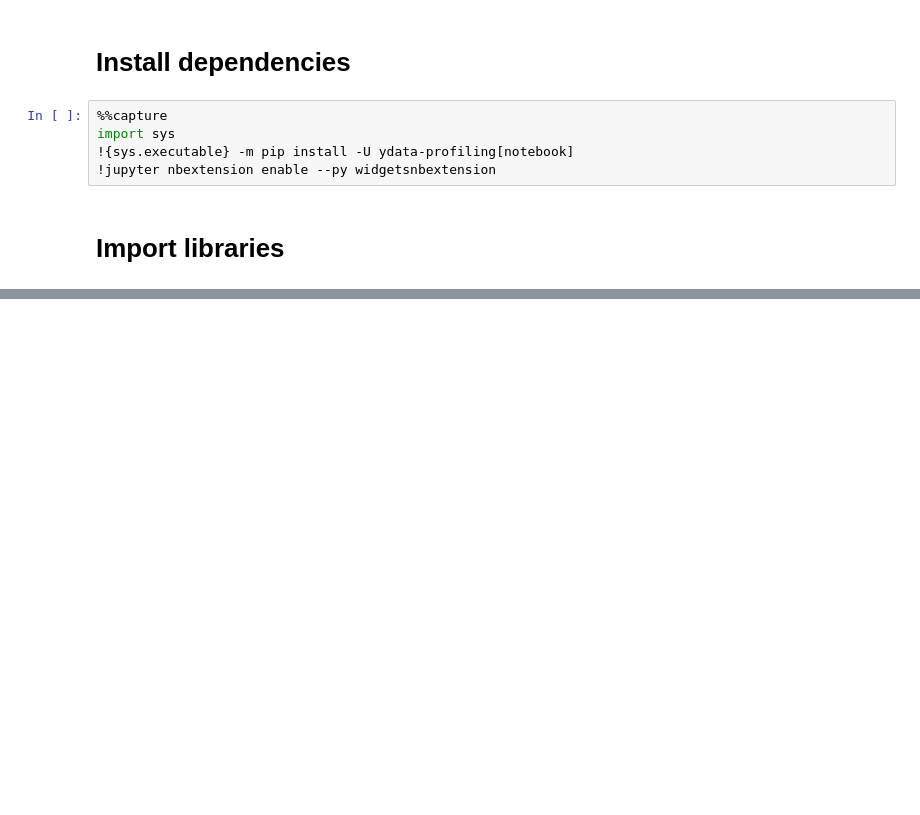
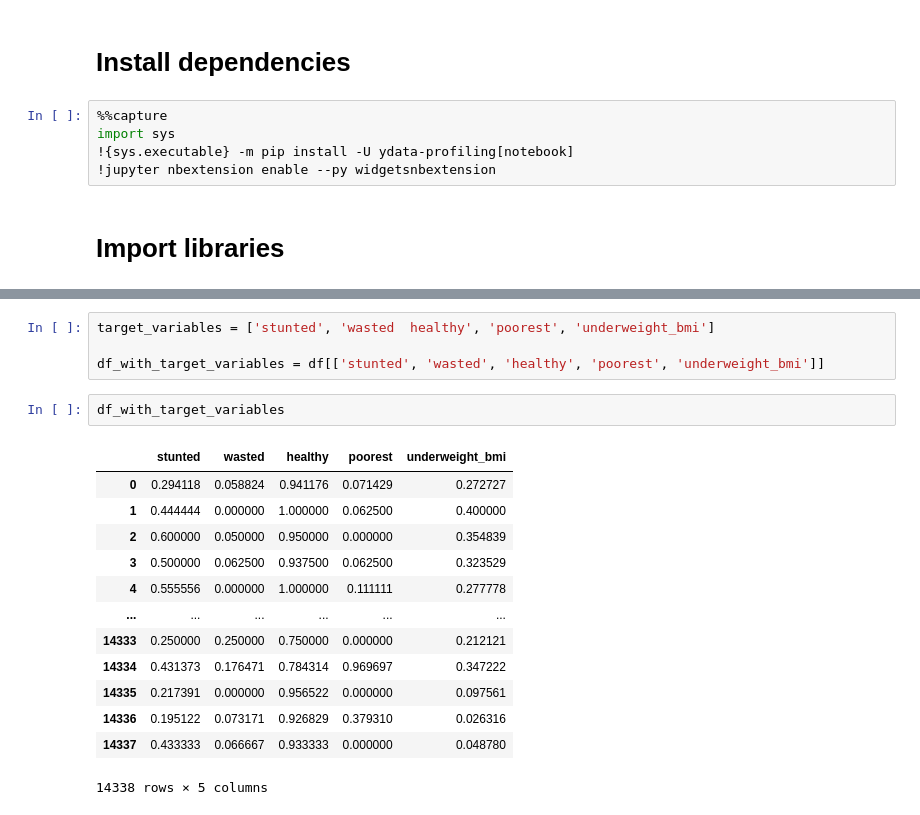
Before and after one commit to AdamPrzychodniPrivate/ml-poverty-prediction, a Jupyter notebook: pipeline/notebooks/2_EDA.ipynb, the cells around one changed output, grey strips where cells are left out. Drawn from its saved outputs; the diff is of its cells as text; blank space fills up the shorter version.

```diff
--- a/pipeline/notebooks/2_EDA.ipynb
+++ b/pipeline/notebooks/2_EDA.ipynb
@@ -18,0 +84,20 @@ from ydata_profiling import ProfileReport
+# %%
+target_variables = ['stunted', 'wasted	healthy', 'poorest', 'underweight_bmi']
+
+df_with_target_variables = df[['stunted', 'wasted', 'healthy', 'poorest', 'underweight_bmi']]
+# %%
+df_with_target_variables
+# %% [output]
+|  | stunted | wasted | healthy | poorest | underweight_bmi |
+| 0 | 0.294118 | 0.058824 | 0.941176 | 0.071429 | 0.272727 |
+| 1 | 0.444444 | 0.000000 | 1.000000 | 0.062500 | 0.400000 |
+| 2 | 0.600000 | 0.050000 | 0.950000 | 0.000000 | 0.354839 |
+| 3 | 0.500000 | 0.062500 | 0.937500 | 0.062500 | 0.323529 |
+| 4 | 0.555556 | 0.000000 | 1.000000 | 0.111111 | 0.277778 |
+| ... | ... | ... | ... | ... | ... |
+| 14333 | 0.250000 | 0.250000 | 0.750000 | 0.000000 | 0.212121 |
+| 14334 | 0.431373 | 0.176471 | 0.784314 | 0.969697 | 0.347222 |
+| 14335 | 0.217391 | 0.000000 | 0.956522 | 0.000000 | 0.097561 |
+| 14336 | 0.195122 | 0.073171 | 0.926829 | 0.379310 | 0.026316 |
+| 14337 | 0.433333 | 0.066667 | 0.933333 | 0.000000 | 0.048780 |
+14338 rows × 5 columns
```
Also changed, not shown: parts of 19 cells of this notebook.
